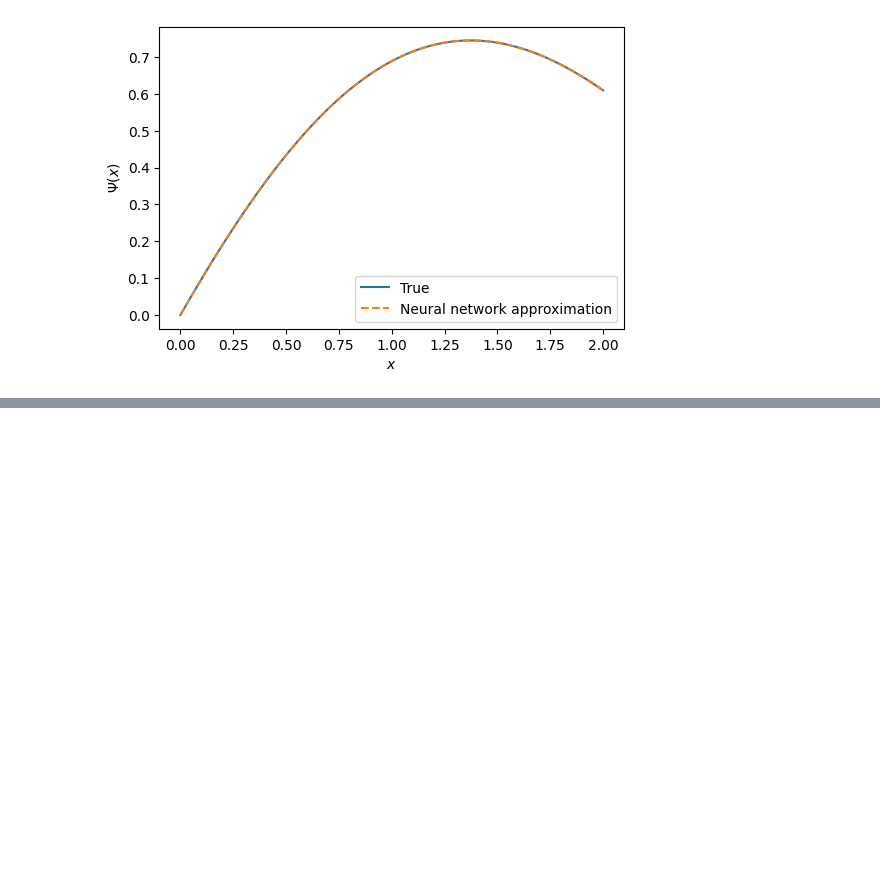
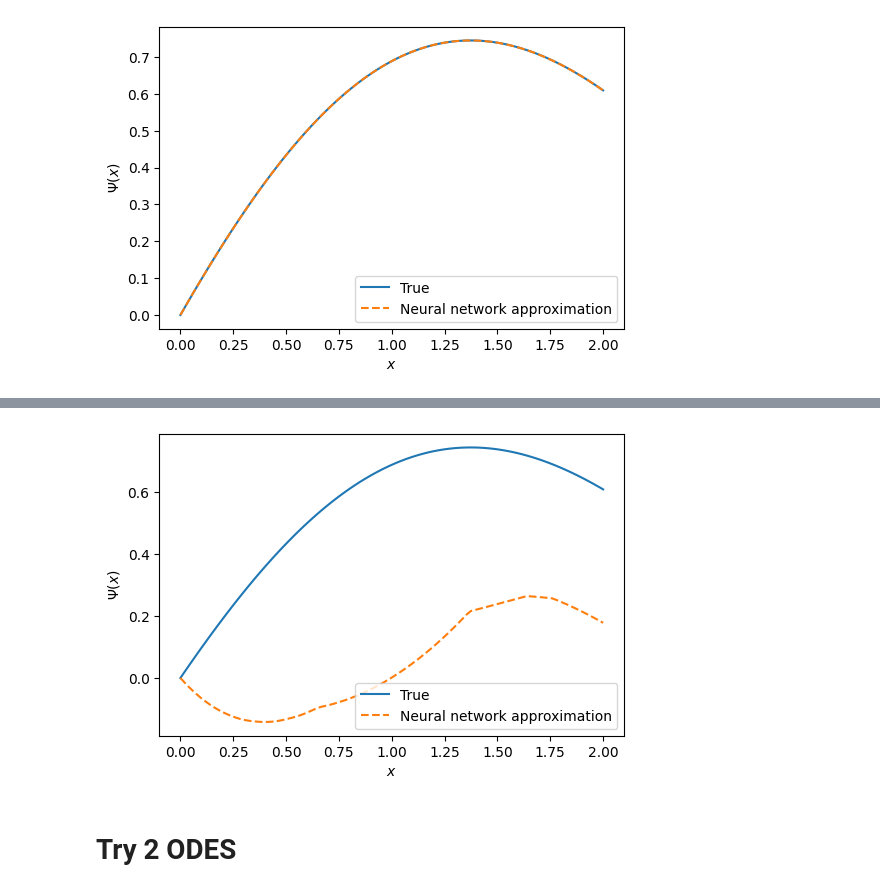
Before and after one commit to DangHa/PINNs-EKG, a Jupyter notebook: src/ODE_pytorch.ipynb, the cells around one changed output, grey strips where cells are left out. Drawn from its saved outputs; the diff is of its cells as text; code cells hidden in the pictures; blank space fills up the shorter version.

```diff
--- a/src/ODE_pytorch.ipynb
+++ b/src/ODE_pytorch.ipynb
@@ -99,0 +109,32 @@ plt.legend(loc='best');
+# %%
+# data range
+x = torch.Tensor(np.linspace(0, 2, 100)[:, None])
+
+learning_rate = 0.001
+n_epoch = 500
+# %%
+# full connected network
+class NeuralNet(nn.Module):
+    def __init__(self, input_size, hidden_size, num_classes):
+        super(NeuralNet, self).__init__()
+        self.l1 = nn.Linear(input_size, hidden_size)
+        self.relu = nn.ReLU()
+        self.l2 = nn.Linear(hidden_size, num_classes)
+
+    def forward(self, x):
+        out = self.l1(x)
+        out = self.relu(out)
+        out = self.l2(out)
+        return out
+# %%
+# N is a Neural Network - has 1 hidden layer
+N = NeuralNet(1, 50, 1).to(device)
+
+# Initial condition
+A = 0.
+
+# The Psi_t function
+Psi_t = lambda x: A + x * N(x)
+
+# The right hand side function
+f = lambda x, Psi: torch.exp(-x / 5.0) * torch.cos(x) - Psi / 5.0
@@ -99,0 +205,17 @@ plt.legend(loc='best');
+# %%
+# Let's compare the result to the true solution
+xx = np.linspace(0, 2, 100)[:, None]
+with torch.no_grad():
+    yy = Psi_t(torch.Tensor(xx)).numpy()
+yt = np.exp(-xx / 5.0) * np.sin(xx)
+
+fig, ax = plt.subplots(dpi=100)
+ax.plot(xx, yt, label='True')
+ax.plot(xx, yy, '--', label='Neural network approximation')
+ax.set_xlabel('$x$')
+ax.set_ylabel('$\Psi(x)$')
+plt.legend(loc='best');
+# %% [output]
+[figure, added]
+# %% [markdown]
+# Try 2 ODES
```
Also changed, not shown: parts of 8 cells of this notebook, 6 other files.
